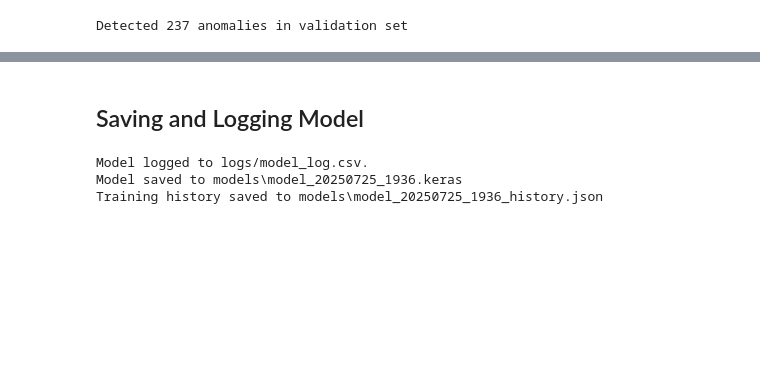
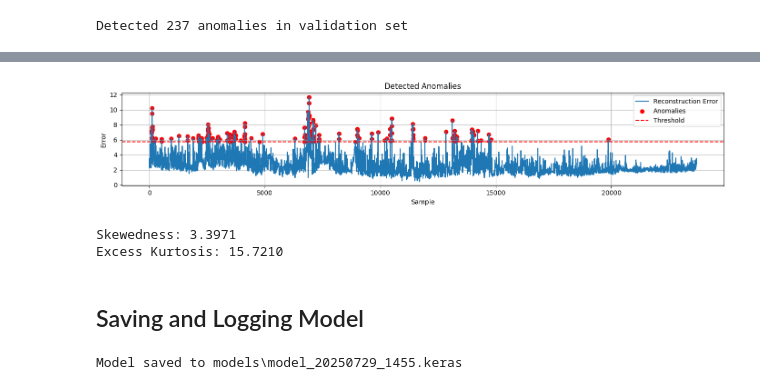
Before and after one commit to cjramsey/LOBSTER-anomaly-detection, a Jupyter notebook: notebook.ipynb, the cells around one changed output, grey strips where cells are left out. Drawn from its saved outputs; the diff is of its cells as text; code cells hidden in the pictures; blank space fills up the shorter version.

```diff
--- a/notebook.ipynb
+++ b/notebook.ipynb
@@ -250,0 +288,9 @@ plot_anomalies(reconstruction_errors, threshold)
+# %%
+from scipy.spatial.distance import mahalanobis
+
+val_df = df.iloc[-23693:]
+mean_vec = val_df.mean().values
+cov_mat = np.cov(val_df.T)
+inv_cov = np.linalg.inv(cov_mat)
+
+distances = df.apply(lambda x: mahalanobis(x, mean_vec, inv_cov), axis=1)
@@ -251,14 +300,31 @@ plot_anomalies(reconstruction_errors, threshold)
+# %%
+man_threshold = np.percentile(distances, 99)
+plot_anomalies(distances, man_threshold)
+# %% [output]
+[figure, added]
+# %%
+from scipy.stats import skew, kurtosis
+
+print(f"Skewedness: {skew(reconstruction_errors):.4f}")
+print(f"Excess Kurtosis: {kurtosis(reconstruction_errors) - 3:.4f}")
+# %% [output]
+Skewedness: 3.3971
+Excess Kurtosis: 15.7210
 # %% [markdown]
 ## Saving and Logging Model
 # %%
-final_train_loss = history.history['loss'][-1]
-final_val_loss = history.history.get('val_loss', [None])[-1]
+model_id = f"model_{datetime.now().strftime('%Y%m%d_%H%M')}"
 
-log_model_results(features=FEATURES, scaler="MinMaxScaler()", window_size=WINDOW_SIZE,
-                  train_loss=final_train_loss, val_loss=final_val_loss)
-save_model_with_id(model)
-save_training_history(history)
+hyperparams = {
+    "window_size": WINDOW_SIZE,
+    "batch_size": BATCH_SIZE,
+    "epochs": EPOCHS,
+    "learning_rate": 0.001,
+    "optimizer": "adam",
+    "loss_function":"mse"
+}
+
+save_model_metadata(history, model, model_id, hyperparams=hyperparams, callbacks=callbacks)
+save_model_with_id(model, model_id)
 # %% [output]
-Model logged to logs/model_log.csv.
-Model saved to models\model_20250725_1936.keras
-Training history saved to models\model_20250725_1936_history.json
+Model saved to models\model_20250729_1455.keras
```
Also changed, not shown: parts of 11 cells of this notebook.
